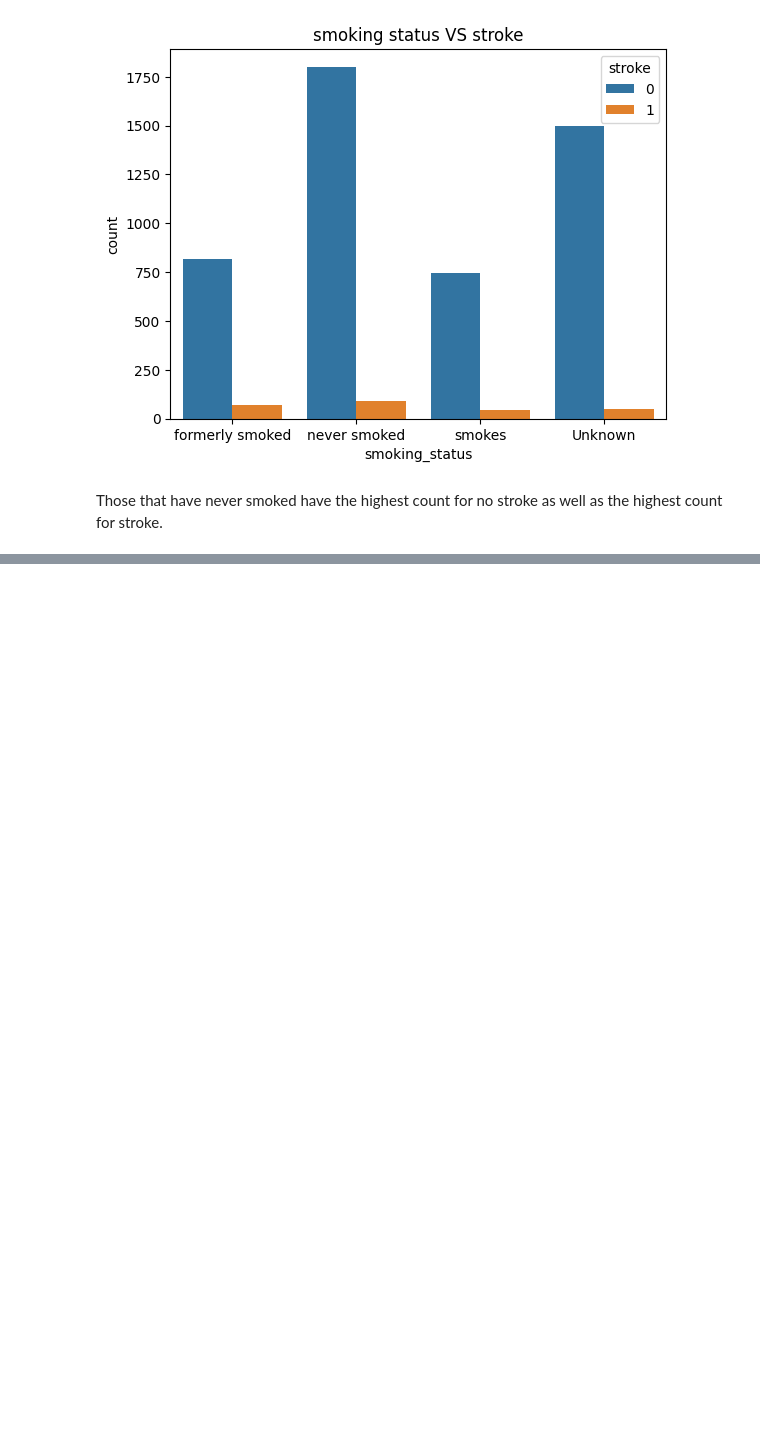
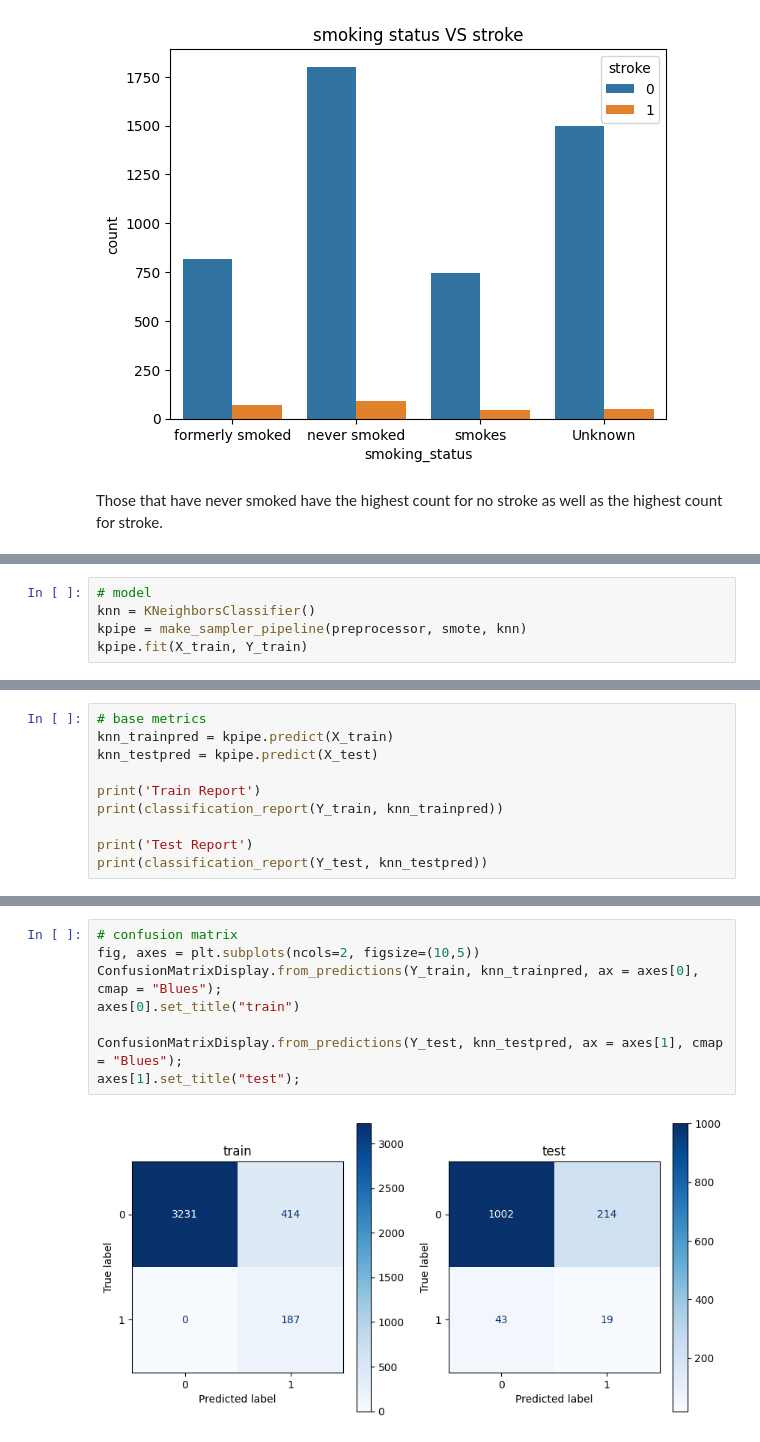
Before and after one commit to JaimeRoss/Data-Science, a Jupyter notebook: project2.ipynb, the cells around one changed output, grey strips where cells are left out. Cells and saved outputs as stored; diff of their text form; blank space fills up the shorter version.

```diff
--- a/project2.ipynb
+++ b/project2.ipynb
@@ -307,0 +552,5 @@ Those that have never smoked have the highest count for no stroke as well as the
+# %%
+# model
+knn = KNeighborsClassifier()
+kpipe = make_sampler_pipeline(preprocessor, smote, knn)
+kpipe.fit(X_train, Y_train)
@@ -307,0 +572,10 @@ Those that have never smoked have the highest count for no stroke as well as the
+# %%
+# base metrics
+knn_trainpred = kpipe.predict(X_train)
+knn_testpred = kpipe.predict(X_test)
+
+print('Train Report')
+print(classification_report(Y_train, knn_trainpred))
+
+print('Test Report')
+print(classification_report(Y_test, knn_testpred))
@@ -307,0 +602,10 @@ Those that have never smoked have the highest count for no stroke as well as the
+# %%
+# confusion matrix
+fig, axes = plt.subplots(ncols=2, figsize=(10,5))
+ConfusionMatrixDisplay.from_predictions(Y_train, knn_trainpred, ax = axes[0], cmap = "Blues");
+axes[0].set_title("train")
+
+ConfusionMatrixDisplay.from_predictions(Y_test, knn_testpred, ax = axes[1], cmap = "Blues");
+axes[1].set_title("test");
+# %% [output]
+[figure, added]
```
Also changed, not shown: parts of 49 cells of this notebook.
